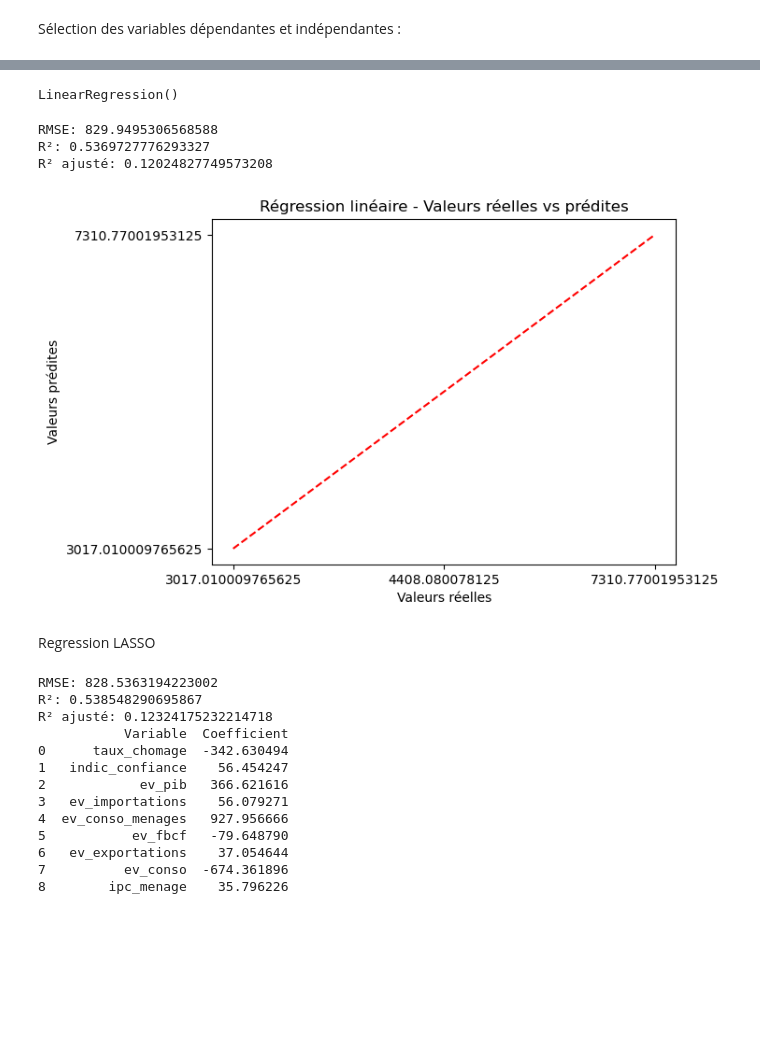
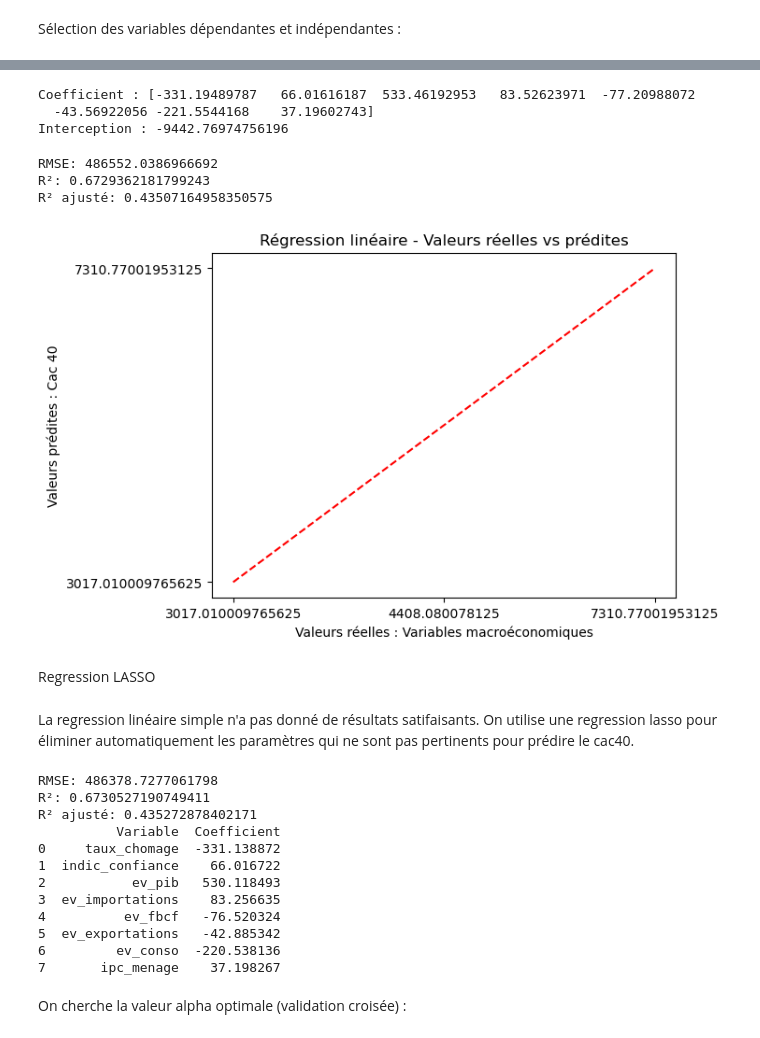
Before and after one commit to amreily/Projet-python-2A, a Jupyter notebook: Notebook_pythondata.ipynb, the cells around one changed output, grey strips where cells are left out. Drawn from its saved outputs; the diff is of its cells as text; code cells hidden in the pictures; blank space fills up the shorter version.

Commit message:
regressions

```diff
--- a/Notebook_pythondata.ipynb
+++ b/Notebook_pythondata.ipynb
@@ -585,6 +594,6 @@ Sélection des variables dépendantes et indépendantes :
 X = df[['taux_chomage', 'indic_confiance', 'ev_pib', 'ev_importations',
          'ev_fbcf', 'ev_exportations', 'ev_conso', 'ipc_menage']]
 
-# Variables dépendantes : vous pouvez prédire différentes colonnes de CAC40
-y = df['Adj Close']  # ou 'Close', 'High', 'Low', 'Open' selon ce que vous voulez prédire
+# Variables dépendantes (on cherche celle qui est la plus pertinente)
+y = df['Close']  # ou  'High', 'Low', 'Open' selon
 # %%
@@ -594,10 +603,16 @@ X_train, X_test, y_train, y_test = train_test_split(X, y, test_size=0.2, random_
 # Créer et entraîner le modèle
 model = LinearRegression()
 model.fit(X_train, y_train)
+
+#Coefficients du model
+print("Coefficient :", model.coef_)
+print("Interception :", model.intercept_)
 # %% [output]
-LinearRegression()
+Coefficient : [-331.19489787   66.01616187  533.46192953   83.52623971  -77.20988072
+  -43.56922056 -221.5544168    37.19602743]
+Interception : -9442.76974756196
 # %%
-# Prédire les valeurs de y pour l'ensemble de test
+# Prédictions
 y_pred = model.predict(X_test)
 
 # Calcul des métriques
@@ -608,35 +623,30 @@ p = X_test.shape[1]           # Nombre de variables explicatives
 # Calcul du R² ajusté
 r2_adjusted = 1 - ((1 - r2) * (n - 1) / (n - p - 1))
 
-# Affichage des résultats
-print(f"RMSE: {mean_squared_error(y_test, y_pred, squared=False)}")
+# Résultats
+print(f"RMSE: {mean_squared_error(y_test, y_pred)}")
 print(f"R²: {r2}")
 print(f"R² ajusté: {r2_adjusted}")
-
-# Calculer l'erreur quadratique moyenne (RMSE) et le coefficient de détermination R^2
-#rmse = mean_squared_error(y_test, y_pred, squared=False)
-#r2 = r2_score(y_test, y_pred)
-
-#print(f"RMSE: {rmse}")
-#print(f"R²: {r2}")
 # %% [output]
-RMSE: 829.9495306568588
-R²: 0.5369727776293327
-R² ajusté: 0.12024827749573208
+RMSE: 486552.0386966692
+R²: 0.6729362181799243
+R² ajusté: 0.43507164958350575
 # %%
 import matplotlib.pyplot as plt
 
 # Affichage des valeurs réelles vs prédites
 plt.scatter(y_test, y_pred)
 plt.plot([y_test.min(), y_test.max()], [y_test.min(), y_test.max()], '--', color='red')
-plt.xlabel('Valeurs réelles')
-plt.ylabel('Valeurs prédites')
+plt.xlabel('Valeurs réelles : Variables macroéconomiques')
+plt.ylabel('Valeurs prédites : Cac 40')
 plt.title('Régression linéaire - Valeurs réelles vs prédites')
 plt.show()
 # %% [output]
-[figure, old version]
+[figure, new version]
 # %% [markdown]
 Regression LASSO
+# %% [markdown]
+La regression linéaire simple n'a pas donné de résultats satifaisants. On utilise une regression lasso pour éliminer automatiquement les paramètres qui ne sont pas pertinents pour prédire le cac40.
 # %%
 from sklearn.model_selection import train_test_split
 from sklearn.linear_model import Lasso
@@ -646,7 +656,7 @@ from sklearn.metrics import mean_squared_error, r2_score
 X_train, X_test, y_train, y_test = train_test_split(X, y, test_size=0.2, random_state=42)
 
 # Modèle de régression Lasso avec un paramètre alpha (régularisation)
-alpha = 0.1  # Vous pouvez ajuster ce paramètre pour contrôler la pénalisation
+alpha = 0.1  #Ce paramètre conrole la pénalisation
 lasso = Lasso(alpha=alpha, random_state=42)
 lasso.fit(X_train, y_train)
 
@@ -662,7 +672,7 @@ p = X_test.shape[1]           # Nombre de variables explicatives
 r2_adjusted = 1 - ((1 - r2) * (n - 1) / (n - p - 1))
 
 # Affichage des résultats
-print(f"RMSE: {mean_squared_error(y_test, y_pred, squared=False)}")
+print(f"RMSE: {mean_squared_error(y_test, y_pred)}")
 print(f"R²: {r2}")
 print(f"R² ajusté: {r2_adjusted}")
 
@@ -673,16 +683,17 @@ lasso_coefficients = pd.DataFrame({
 })
 print(lasso_coefficients[lasso_coefficients["Coefficient"] != 0])  # Variables sélectionnées
 # %% [output]
-RMSE: 828.5363194223002
-R²: 0.538548290695867
-R² ajusté: 0.12324175232214718
-           Variable  Coefficient
-0      taux_chomage  -342.630494
-1   indic_confiance    56.454247
-2            ev_pib   366.621616
-3   ev_importations    56.079271
-4  ev_conso_menages   927.956666
-5           ev_fbcf   -79.648790
-6   ev_exportations    37.054644
-7          ev_conso  -674.361896
-8        ipc_menage    35.796226
+RMSE: 486378.7277061798
+R²: 0.6730527190749411
+R² ajusté: 0.435272878402171
+          Variable  Coefficient
+0     taux_chomage  -331.138872
+1  indic_confiance    66.016722
+2           ev_pib   530.118493
+3  ev_importations    83.256635
+4          ev_fbcf   -76.520324
+5  ev_exportations   -42.885342
+6         ev_conso  -220.538136
+7       ipc_menage    37.198267
+# %% [markdown]
+On cherche la valeur alpha optimale (validation croisée) :
```
Also changed, not shown: parts of 11 cells of this notebook, 1 other file.
